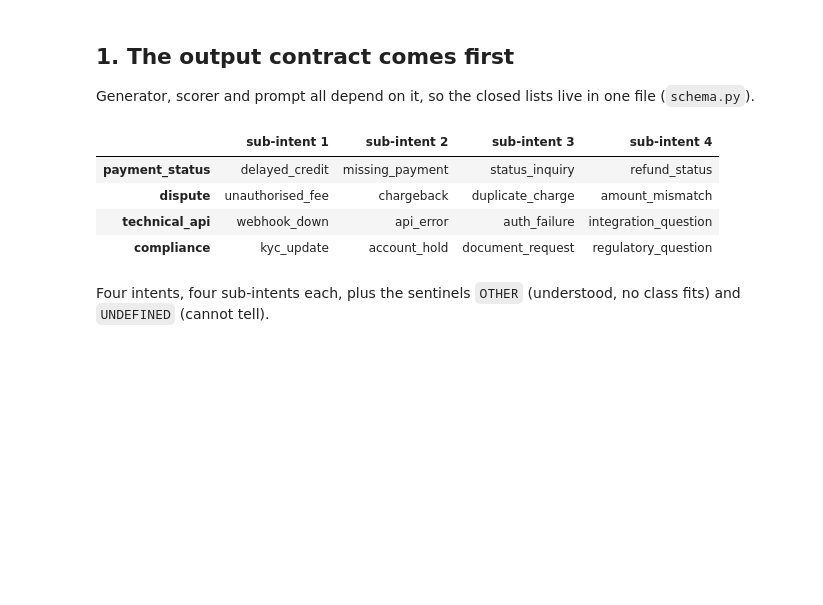
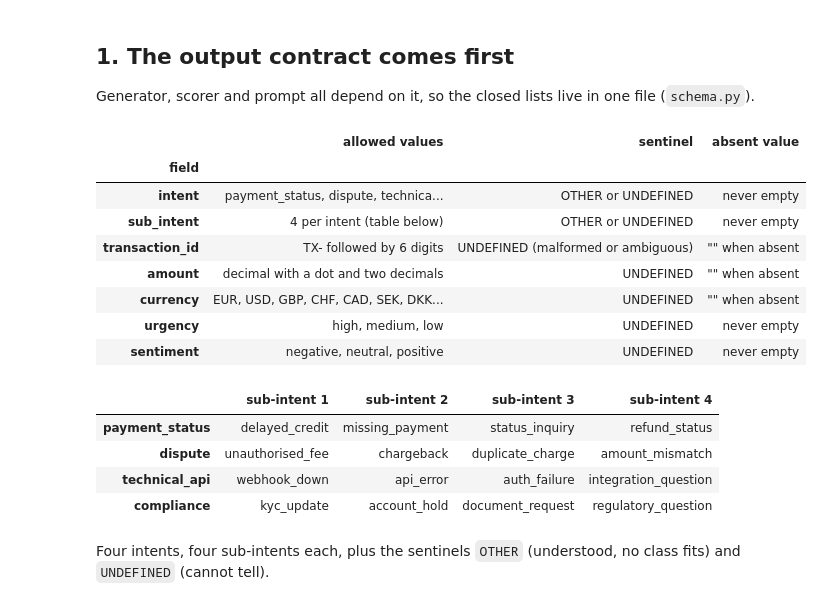
Before and after one commit to Xenodion/data-ai-product-to-delivery-navy, a Jupyter notebook: agentic-workflow-subproject/notebooks/01_dataset_build.ipynb, the cells around one changed output. Cells and saved outputs as stored; diff of their text form; code cells hidden in the pictures; blank space fills up the shorter version.

```diff
--- a/agentic-workflow-subproject/notebooks/01_dataset_build.ipynb
+++ b/agentic-workflow-subproject/notebooks/01_dataset_build.ipynb
@@ -20,13 +20,32 @@ viz.setup()
 Generator, scorer and prompt all depend on it, so the closed lists live in one file (`schema.py`).
 # %%
 from src.dataset_build import schema
+contract = pd.DataFrame([
+    ("intent", ", ".join(schema.SUB_INTENTS), "OTHER or UNDEFINED", "never empty"),
+    ("sub_intent", "4 per intent (table below)", "OTHER or UNDEFINED", "never empty"),
+    ("transaction_id", "TX- followed by 6 digits", "UNDEFINED (malformed or ambiguous)", '"" when absent'),
+    ("amount", "decimal with a dot and two decimals", "UNDEFINED", '"" when absent'),
+    ("currency", ", ".join(schema.CURRENCIES), "UNDEFINED", '"" when absent'),
+    ("urgency", ", ".join(schema.URGENCIES), "UNDEFINED", "never empty"),
+    ("sentiment", ", ".join(schema.SENTIMENTS), "UNDEFINED", "never empty"),
+], columns=["field", "allowed values", "sentinel", "absent value"]).set_index("field")
+display(contract)
 pd.DataFrame({i: list(s) for i, s in schema.SUB_INTENTS.items()}).T.rename(columns=lambda c: f"sub-intent {c + 1}")
 # %% [output]
-|  | sub-intent 1 | sub-intent 2 | sub-intent 3 | sub-intent 4 |
-| payment_status | delayed_credit | missing_payment | status_inquiry | refund_status |
-| dispute | unauthorised_fee | chargeback | duplicate_charge | amount_mismatch |
-| technical_api | webhook_down | api_error | auth_failure | integration_question |
-| compliance | kyc_update | account_hold | document_request | regulatory_question |
+|  | allowed values | sentinel | absent value |
+| field |  |  |  |
+| intent | payment_status, dispute, technica... | OTHER or UNDEFINED | never empty |
+| sub_intent | 4 per intent (table below) | OTHER or UNDEFINED | never empty |
+| transaction_id | TX- followed by 6 digits | UNDEFINED (malformed or ambiguous) | "" when absent |
+| amount | decimal with a dot and two decimals | UNDEFINED | "" when absent |
+| currency | EUR, USD, GBP, CHF, CAD, SEK, DKK... | UNDEFINED | "" when absent |
+| urgency | high, medium, low | UNDEFINED | never empty |
+| sentiment | negative, neutral, positive | UNDEFINED | never empty |
+|  | sub-intent 1 | sub-intent 2 | sub-intent 3 | sub-intent 4 |
+| payment_status | delayed_credit | missing_payment | status_inquiry | refund_status |
+| dispute | unauthorised_fee | chargeback | duplicate_charge | amount_mismatch |
+| technical_api | webhook_down | api_error | auth_failure | integration_question |
+| compliance | kyc_update | account_hold | document_request | regulatory_question |
 # %% [markdown]
 Four intents, four sub-intents each, plus the sentinels `OTHER` (understood, no class fits) and `UNDEFINED` (cannot tell).
 # %% [markdown]
```
Also changed, not shown: parts of 8 cells of this notebook, 18 other files.
